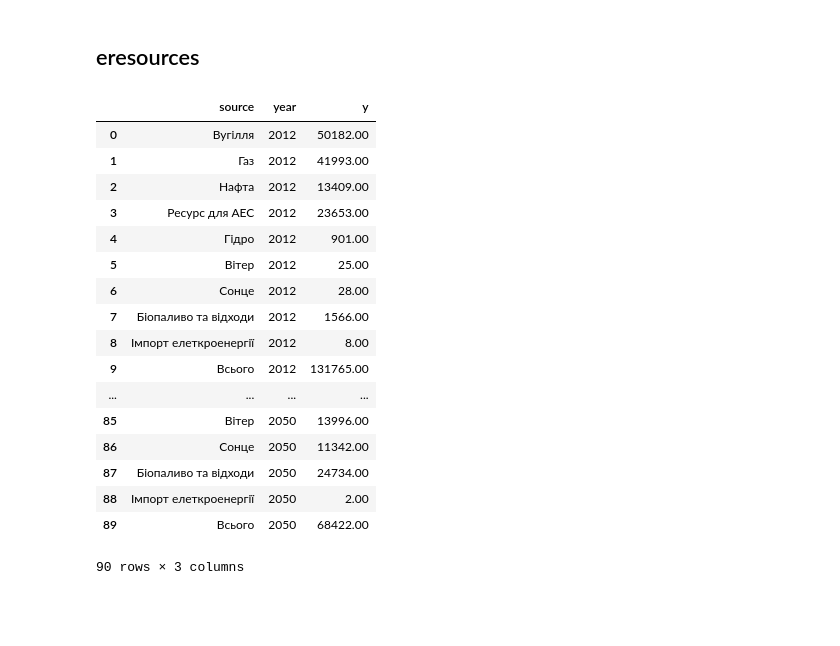
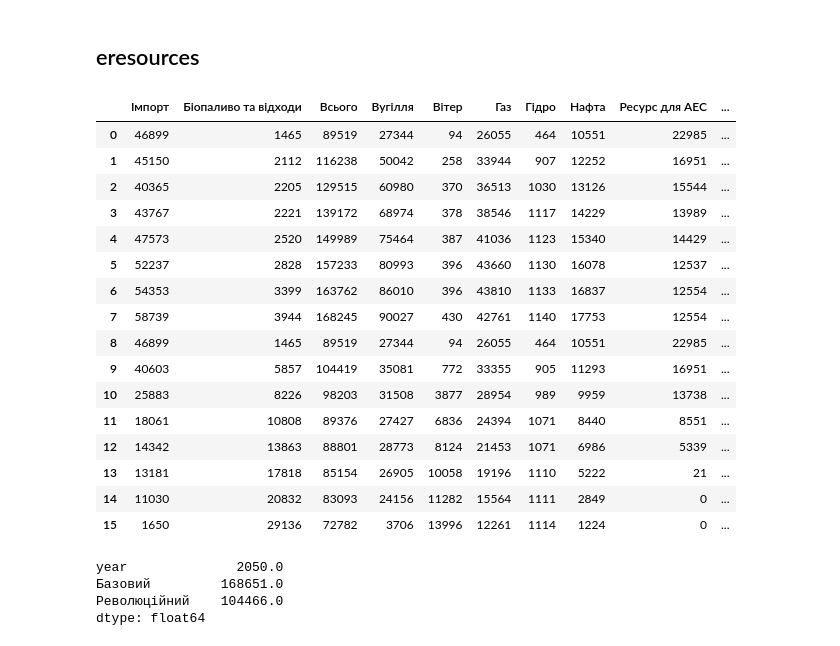
Before and after one commit to NadiaRom/ecoaction, a Jupyter notebook: reshape_data.ipynb, the cells around one changed output. Cells and saved outputs as stored; diff of their text form; code cells hidden in the pictures; blank space fills up the shorter version.

```diff
--- a/reshape_data.ipynb
+++ b/reshape_data.ipynb
@@ -448,21 +443,0 @@ df.columns = [f'y{v}' if re.match('\d{4}', str(v)) else 'source' for v in df.col
-# %%
-pd.wide_to_long(df, 'y', i='source', j='year').reset_index()
-# %% [output]
-|  | source | year | y |
-| 0 | Вугілля | 2012 | 50182.00 |
-| 1 | Газ | 2012 | 41993.00 |
-| 2 | Нафта | 2012 | 13409.00 |
-| 3 | Ресурс для АЕС | 2012 | 23653.00 |
-| 4 | Гідро | 2012 | 901.00 |
-| 5 | Вітер | 2012 | 25.00 |
-| 6 | Сонце | 2012 | 28.00 |
-| 7 | Біопаливо та відходи | 2012 | 1566.00 |
-| 8 | Імпорт елеткроенергії | 2012 | 8.00 |
-| 9 | Всього | 2012 | 131765.00 |
-| ... | ... | ... | ... |
-| 85 | Вітер | 2050 | 13996.00 |
-| 86 | Сонце | 2050 | 11342.00 |
-| 87 | Біопаливо та відходи | 2050 | 24734.00 |
-| 88 | Імпорт елеткроенергії | 2050 | 2.00 |
-| 89 | Всього | 2050 | 68422.00 |
-90 rows × 3 columns
@@ -468,0 +476,27 @@ pd.wide_to_long(df, 'y', i='source', j='year').reset_index()
+# %%
+pd.read_csv('data/eresources_wide.csv')
+# %% [output]
+|  | Імпорт | Біопаливо та відходи | Всього | Вугілля | Вітер | Газ | Гідро | Нафта | Ресурс для АЕС | ... |
+| 0 | 46899 | 1465 | 89519 | 27344 | 94 | 26055 | 464 | 10551 | 22985 | ... |
+| 1 | 45150 | 2112 | 116238 | 50042 | 258 | 33944 | 907 | 12252 | 16951 | ... |
+| 2 | 40365 | 2205 | 129515 | 60980 | 370 | 36513 | 1030 | 13126 | 15544 | ... |
+| 3 | 43767 | 2221 | 139172 | 68974 | 378 | 38546 | 1117 | 14229 | 13989 | ... |
+| 4 | 47573 | 2520 | 149989 | 75464 | 387 | 41036 | 1123 | 15340 | 14429 | ... |
+| 5 | 52237 | 2828 | 157233 | 80993 | 396 | 43660 | 1130 | 16078 | 12537 | ... |
+| 6 | 54353 | 3399 | 163762 | 86010 | 396 | 43810 | 1133 | 16837 | 12554 | ... |
+| 7 | 58739 | 3944 | 168245 | 90027 | 430 | 42761 | 1140 | 17753 | 12554 | ... |
+| 8 | 46899 | 1465 | 89519 | 27344 | 94 | 26055 | 464 | 10551 | 22985 | ... |
+| 9 | 40603 | 5857 | 104419 | 35081 | 772 | 33355 | 905 | 11293 | 16951 | ... |
+| 10 | 25883 | 8226 | 98203 | 31508 | 3877 | 28954 | 989 | 9959 | 13738 | ... |
+| 11 | 18061 | 10808 | 89376 | 27427 | 6836 | 24394 | 1071 | 8440 | 8551 | ... |
+| 12 | 14342 | 13863 | 88801 | 28773 | 8124 | 21453 | 1071 | 6986 | 5339 | ... |
+| 13 | 13181 | 17818 | 85154 | 26905 | 10058 | 19196 | 1110 | 5222 | 21 | ... |
+| 14 | 11030 | 20832 | 83093 | 24156 | 11282 | 15564 | 1111 | 2849 | 0 | ... |
+| 15 | 1650 | 29136 | 72782 | 3706 | 13996 | 12261 | 1114 | 1224 | 0 | ... |
+# %%
+df.loc[~df.source.str.match('Імпор|Всього')].groupby(['year'], as_index=False).sum().max()
+# %% [output]
+year              2050.0
+Базовий         168651.0
+Революційний    104466.0
+dtype: float64
```
Also changed, not shown: parts of 6 cells of this notebook, 10 other files.
